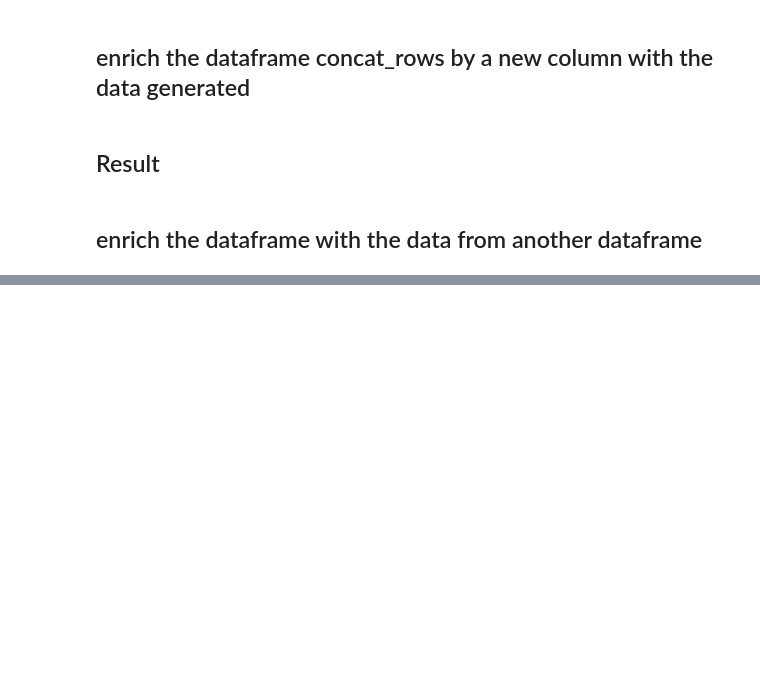
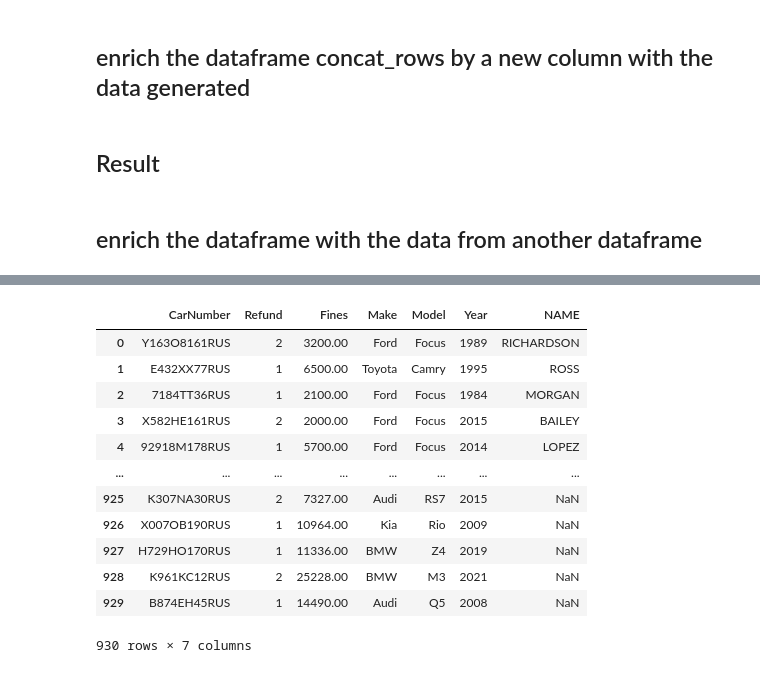
Before and after one commit to hrema/Python-Data-Science, a Jupyter notebook: day05/ex04/enrichment.ipynb, the cells around one changed output, grey strips where cells are left out. Cells and saved outputs as stored; diff of their text form; code cells hidden in the pictures; blank space fills up the shorter version.

```diff
--- a/day05/ex04/enrichment.ipynb
+++ b/day05/ex04/enrichment.ipynb
@@ -52,0 +124,16 @@ fines = pd.concat([concat_rows, year], axis='columns')
+# %%
+fines.merge(owners, how='left', on='CarNumber')
+# %% [output]
+|  | CarNumber | Refund | Fines | Make | Model | Year | NAME |
+| 0 | Y163O8161RUS | 2 | 3200.00 | Ford | Focus | 1989 | RICHARDSON |
+| 1 | E432XX77RUS | 1 | 6500.00 | Toyota | Camry | 1995 | ROSS |
+| 2 | 7184TT36RUS | 1 | 2100.00 | Ford | Focus | 1984 | MORGAN |
+| 3 | X582HE161RUS | 2 | 2000.00 | Ford | Focus | 2015 | BAILEY |
+| 4 | 92918M178RUS | 1 | 5700.00 | Ford | Focus | 2014 | LOPEZ |
+| ... | ... | ... | ... | ... | ... | ... | ... |
+| 925 | K307NA30RUS | 2 | 7327.00 | Audi | RS7 | 2015 | NaN |
+| 926 | X007OB190RUS | 1 | 10964.00 | Kia | Rio | 2009 | NaN |
+| 927 | H729HO170RUS | 1 | 11336.00 | BMW | Z4 | 2019 | NaN |
+| 928 | K961KC12RUS | 2 | 25228.00 | BMW | M3 | 2021 | NaN |
+| 929 | B874EH45RUS | 1 | 14490.00 | Audi | Q5 | 2008 | NaN |
+930 rows × 7 columns
```
Also changed, not shown: parts of 28 cells of this notebook, 3 other files.
